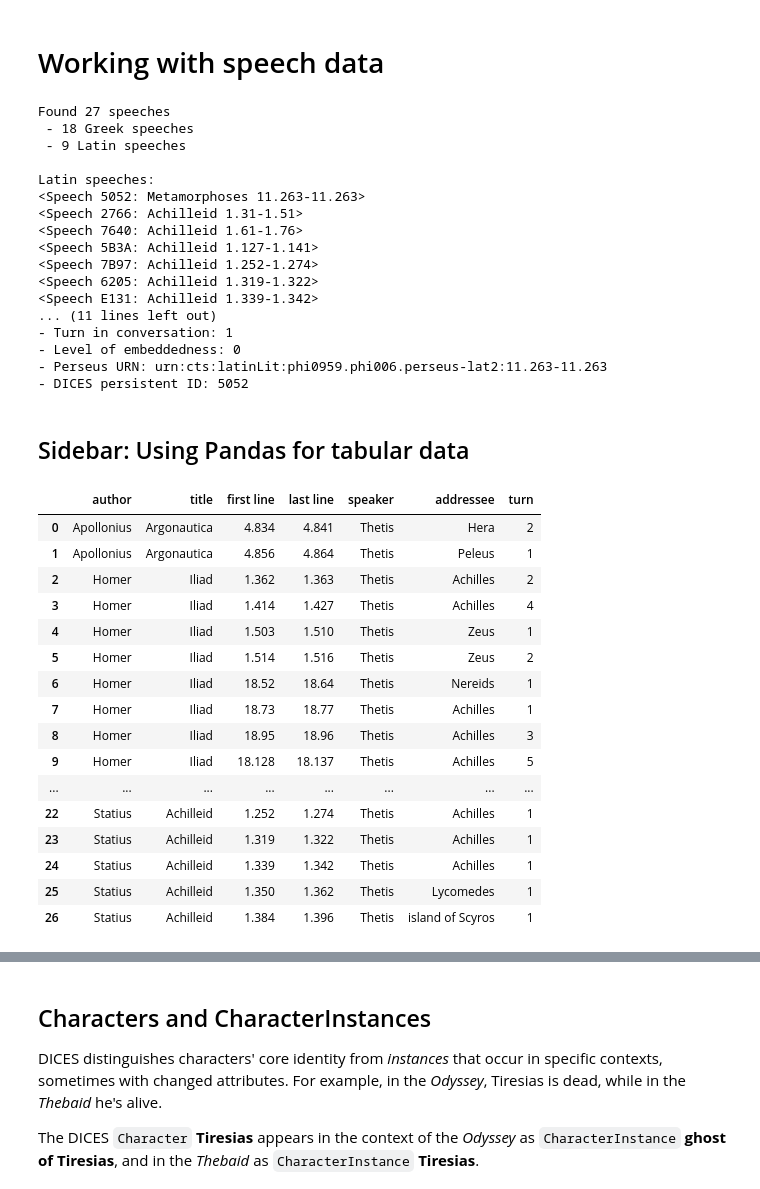
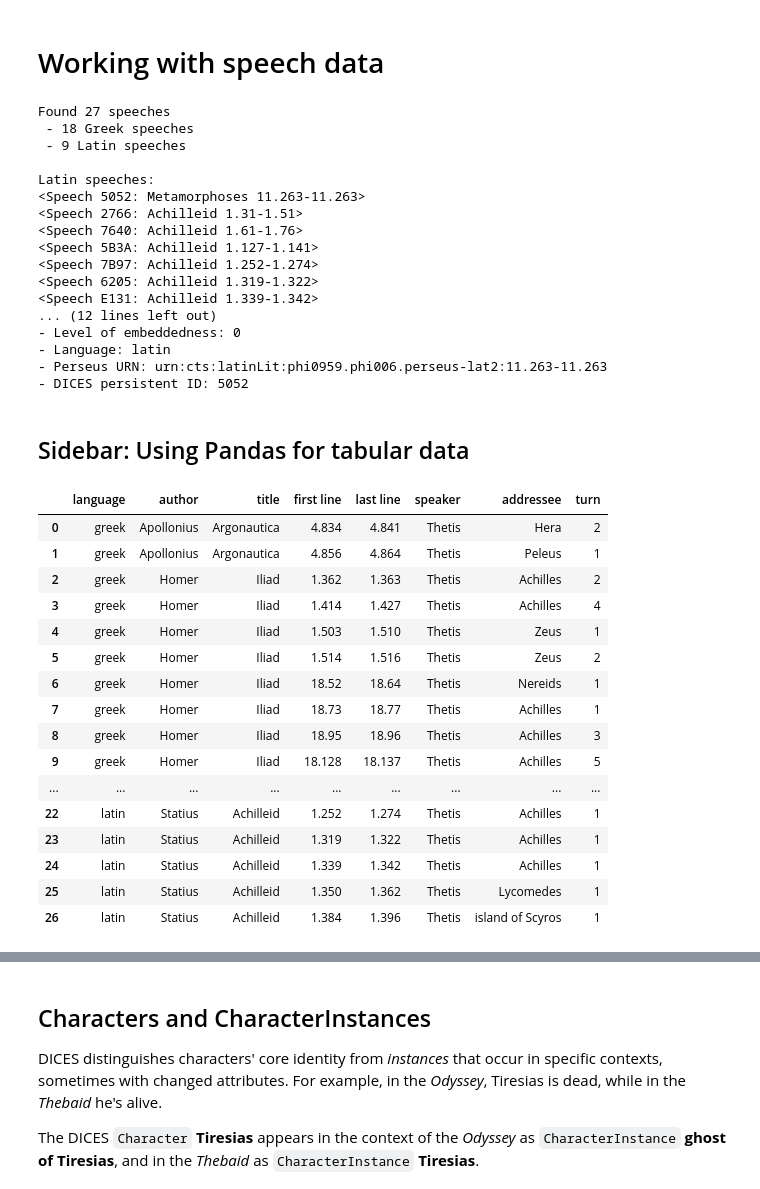
Before and after one commit to cwf2/dices-examples, a Jupyter notebook: colab/Quickstart.ipynb, the cells around one changed output, grey strips where cells are left out. Drawn from its saved outputs; the diff is of its cells as text; code cells hidden in the pictures.

```diff
--- a/colab/Quickstart.ipynb
+++ b/colab/Quickstart.ipynb
@@ -59,6 +61,7 @@ print("- Addressee(s):", speech.getAddrString())
 print("- Speech cluster:", speech.cluster)
 print("- Turn in conversation:", speech.part)
 print("- Level of embeddedness:", speech.level)
+print("- Language:", speech.lang)
 print("- Perseus URN:", speech.urn)
 print("- DICES persistent ID:", speech.public_id)
 # %% [output]
@@ -74,9 +77,9 @@ Latin speeches:
 <Speech 7B97: Achilleid 1.252-1.274>
 <Speech 6205: Achilleid 1.319-1.322>
 <Speech E131: Achilleid 1.339-1.342>
-... (11 lines left out)
-- Turn in conversation: 1
+... (12 lines left out)
 - Level of embeddedness: 0
+- Language: latin
 - Perseus URN: urn:cts:latinLit:phi0959.phi006.perseus-lat2:11.263-11.263
 - DICES persistent ID: 5052
 # %% [markdown]
@@ -85,47 +88,48 @@ Latin speeches:
 import pandas as pd
 
 # Create an empty list to hold rows
 rows = []
 
 # iterate over all speeches
 for speech in speeches:
 
     # define each row as a dict of labels, values
     row = {
+        "language": speech.lang,
         "author": speech.work.author.name,
         "title": speech.work.title,
         "first line": speech.l_fi,
         "last line": speech.l_la,
         "speaker": speech.getSpkrString(),
         "addressee": speech.getAddrString(),
         "turn": speech.part,
     }
     # add to list
     rows.append(row)
 
 # convert list of dicts to data frame
 df = pd.DataFrame(rows)
 
 # export as csv
 df.to_csv("speeches.csv", index=False)
 
 # show the table
 display(df)
 # %% [output]
-|  | author | title | first line | last line | speaker | addressee | turn |
-| 0 | Apollonius | Argonautica | 4.834 | 4.841 | Thetis | Hera | 2 |
-| 1 | Apollonius | Argonautica | 4.856 | 4.864 | Thetis | Peleus | 1 |
-| 2 | Homer | Iliad | 1.362 | 1.363 | Thetis | Achilles | 2 |
-| 3 | Homer | Iliad | 1.414 | 1.427 | Thetis | Achilles | 4 |
-| 4 | Homer | Iliad | 1.503 | 1.510 | Thetis | Zeus | 1 |
-| 5 | Homer | Iliad | 1.514 | 1.516 | Thetis | Zeus | 2 |
-| 6 | Homer | Iliad | 18.52 | 18.64 | Thetis | Nereids | 1 |
-| 7 | Homer | Iliad | 18.73 | 18.77 | Thetis | Achilles | 1 |
-| 8 | Homer | Iliad | 18.95 | 18.96 | Thetis | Achilles | 3 |
-| 9 | Homer | Iliad | 18.128 | 18.137 | Thetis | Achilles | 5 |
-| ... | ... | ... | ... | ... | ... | ... | ... |
-| 22 | Statius | Achilleid | 1.252 | 1.274 | Thetis | Achilles | 1 |
-| 23 | Statius | Achilleid | 1.319 | 1.322 | Thetis | Achilles | 1 |
-| 24 | Statius | Achilleid | 1.339 | 1.342 | Thetis | Achilles | 1 |
-| 25 | Statius | Achilleid | 1.350 | 1.362 | Thetis | Lycomedes | 1 |
-| 26 | Statius | Achilleid | 1.384 | 1.396 | Thetis | island of Scyros | 1 |
+|  | language | author | title | first line | last line | speaker | addressee | turn |
+| 0 | greek | Apollonius | Argonautica | 4.834 | 4.841 | Thetis | Hera | 2 |
+| 1 | greek | Apollonius | Argonautica | 4.856 | 4.864 | Thetis | Peleus | 1 |
+| 2 | greek | Homer | Iliad | 1.362 | 1.363 | Thetis | Achilles | 2 |
+| 3 | greek | Homer | Iliad | 1.414 | 1.427 | Thetis | Achilles | 4 |
+| 4 | greek | Homer | Iliad | 1.503 | 1.510 | Thetis | Zeus | 1 |
+| 5 | greek | Homer | Iliad | 1.514 | 1.516 | Thetis | Zeus | 2 |
+| 6 | greek | Homer | Iliad | 18.52 | 18.64 | Thetis | Nereids | 1 |
+| 7 | greek | Homer | Iliad | 18.73 | 18.77 | Thetis | Achilles | 1 |
+| 8 | greek | Homer | Iliad | 18.95 | 18.96 | Thetis | Achilles | 3 |
+| 9 | greek | Homer | Iliad | 18.128 | 18.137 | Thetis | Achilles | 5 |
+| ... | ... | ... | ... | ... | ... | ... | ... | ... |
+| 22 | latin | Statius | Achilleid | 1.252 | 1.274 | Thetis | Achilles | 1 |
+| 23 | latin | Statius | Achilleid | 1.319 | 1.322 | Thetis | Achilles | 1 |
+| 24 | latin | Statius | Achilleid | 1.339 | 1.342 | Thetis | Achilles | 1 |
+| 25 | latin | Statius | Achilleid | 1.350 | 1.362 | Thetis | Lycomedes | 1 |
+| 26 | latin | Statius | Achilleid | 1.384 | 1.396 | Thetis | island of Scyros | 1 |
```
Also changed, not shown: parts of 6 cells of this notebook.
